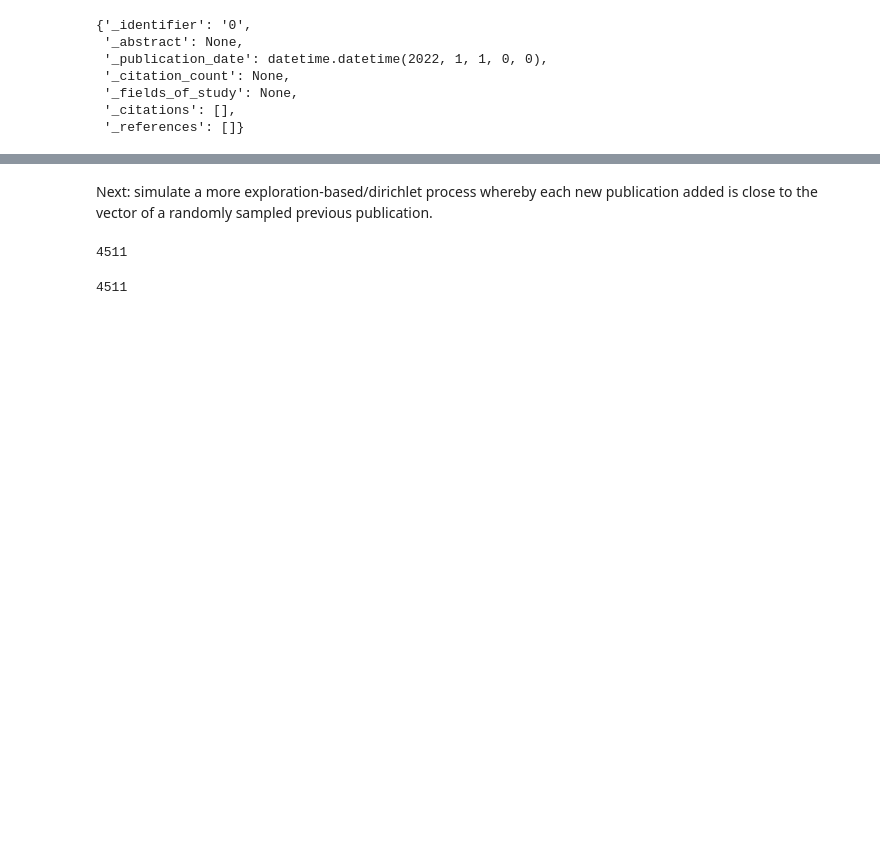
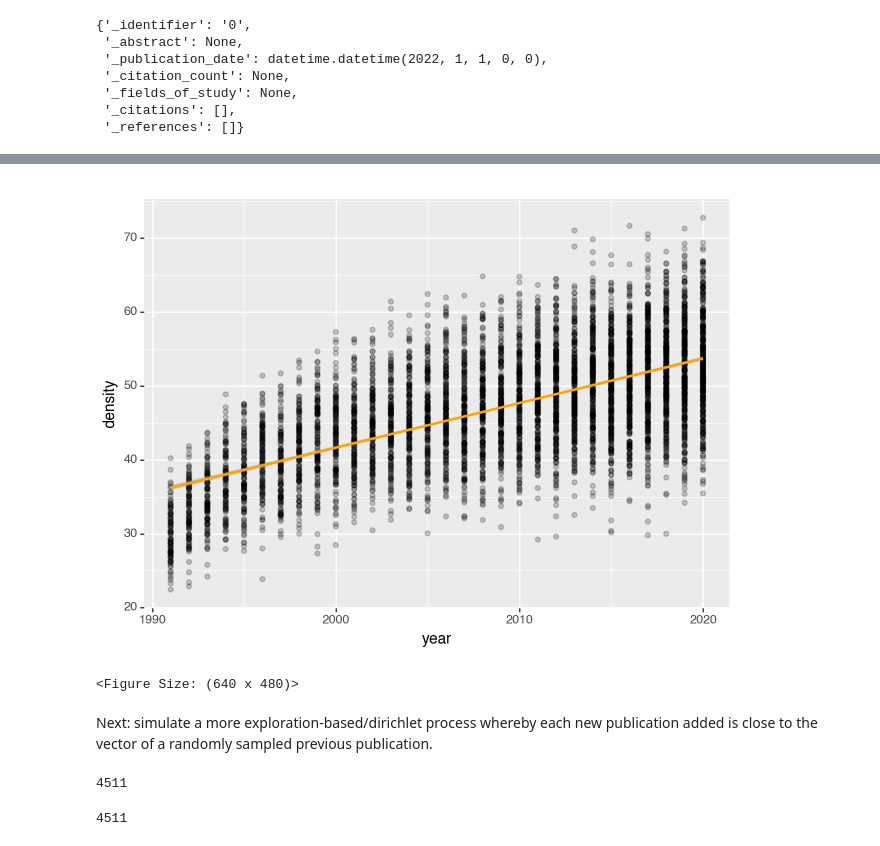
Before and after one commit to nathimel/citesim, a Jupyter notebook: src/notebooks/simulate_normality.ipynb, the cells around one changed output, grey strips where cells are left out. Saved outputs shown, nothing was run; the diff lists cells and outputs as text; code cells hidden in the pictures; blank space fills up the shorter version.

```diff
--- a/src/notebooks/simulate_normality.ipynb
+++ b/src/notebooks/simulate_normality.ipynb
@@ -206,4 +192,17 @@ data
 <Figure Size: (640 x 480)>
+# %%
+# Plot density over time
+(
+    pn.ggplot(
+        data,
+        pn.aes(x="year", y="density"),
+    )
+    + pn.geom_point(alpha=0.2)
+    + pn.geom_smooth(color="orange")
+)
+# %% [output]
+[figure, added]
+<Figure Size: (640 x 480)>
 # %% [markdown]
 Next: simulate a more exploration-based/dirichlet process whereby each new publication added is close to the vector of a randomly sampled previous publication.
 # %%
```
Also changed, not shown: parts of 10 cells of this notebook.
